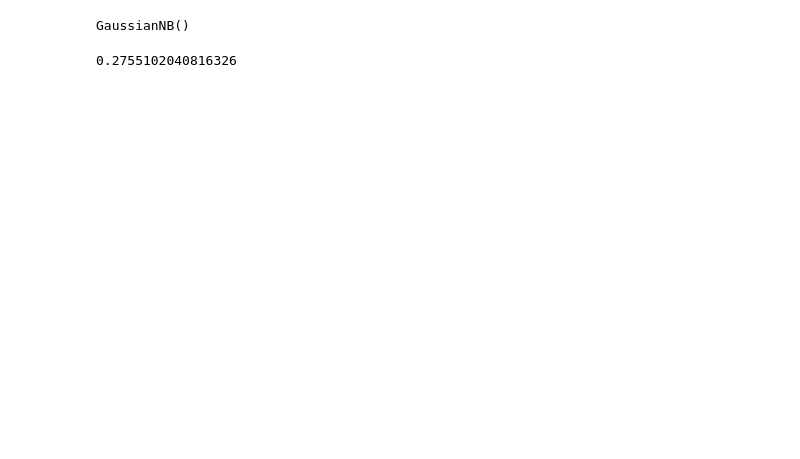
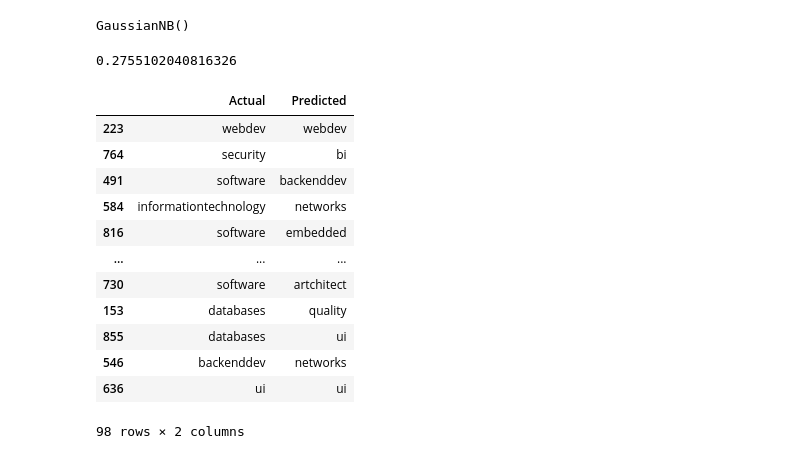
Before and after one commit to clevermonkey16/nerd-search, a Jupyter notebook: ai_testing_steven/texttesting.ipynb, the cells around one changed output. Saved outputs shown, nothing was run; the diff lists cells and outputs as text; code cells hidden in the pictures; blank space fills up the shorter version.

```diff
--- a/ai_testing_steven/texttesting.ipynb
+++ b/ai_testing_steven/texttesting.ipynb
@@ -193,3 +171,26 @@ y_pred = model.predict(X_test_Tfidf_df)
 accuracy_score(y_test, y_pred)
 # %% [output]
 0.2755102040816326
+# %%
+if y_pred.ndim == 1:
+    y_pred = pd.Series(y_pred, index=y_test.index)
+else:
+    y_pred = pd.DataFrame(y_pred, index=y_test.index)
+
+# Create DataFrame for checking
+check = pd.DataFrame({'Actual': y_test, 'Predicted': y_pred})
+check
+# %% [output]
+|  | Actual | Predicted |
+| 223 | webdev | webdev |
+| 764 | security | bi |
+| 491 | software | backenddev |
+| 584 | informationtechnology | networks |
+| 816 | software | embedded |
+| ... | ... | ... |
+| 730 | software | artchitect |
+| 153 | databases | quality |
+| 855 | databases | ui |
+| 546 | backenddev | networks |
+| 636 | ui | ui |
+98 rows × 2 columns
```
Also changed, not shown: parts of 3 cells of this notebook.
